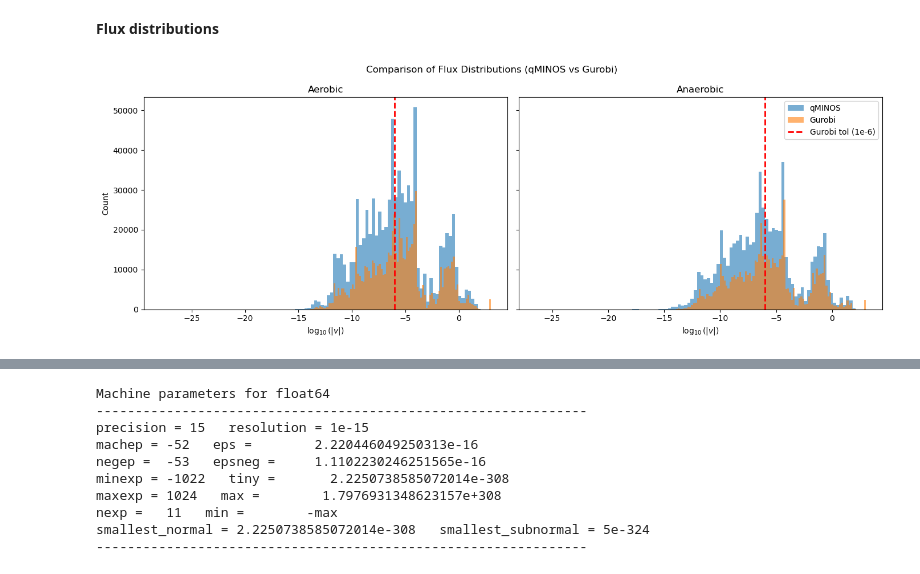
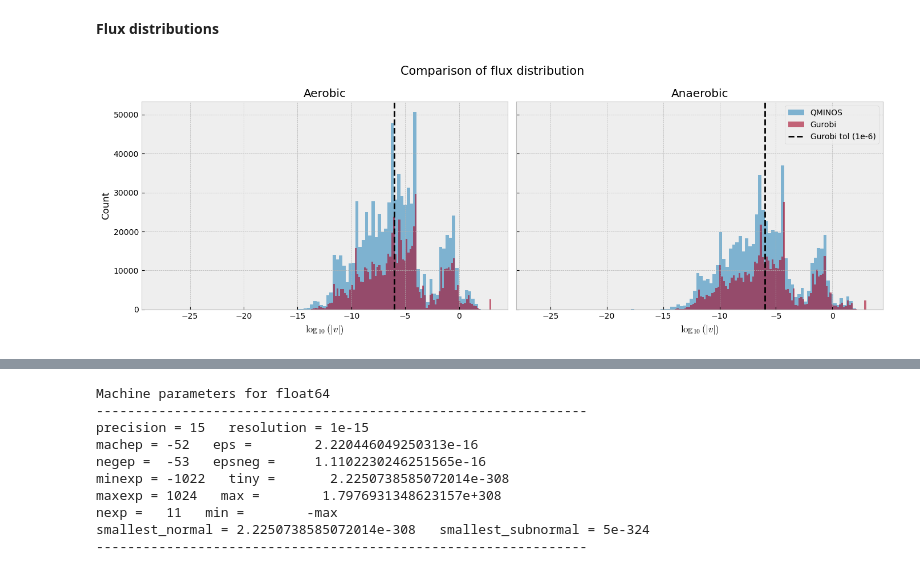
Before and after one commit to celasa/biomass_thesis, a Jupyter notebook: notebooks/01_solver_comparison.ipynb, the cells around one changed output, grey strips where cells are left out. Saved outputs shown, nothing was run; the diff lists cells and outputs as text; code cells hidden in the pictures.

```diff
--- a/notebooks/01_solver_comparison.ipynb
+++ b/notebooks/01_solver_comparison.ipynb
@@ -23,9 +23,11 @@ sys.path.append(str(ROOT))
 # %%
 import numpy as np
 import pandas as pd
-from scripts.solver_selection.compare_solvers import summarize, total_summary, common_columns, plot_fva
+from scripts.solver_selection.compare_solvers import summarize, total_summary, common_columns #-plot_fva
 import matplotlib.pyplot as plt
 import seaborn as sns
+
+plt.style.use("bmh")
 # %%
 q_aerob = pd.read_pickle(DATA / "solver_selection/qminos_aerob.pkl")
 q_anaerob = pd.read_pickle(DATA / "solver_selection/qminos_anaerob.pkl")
@@ -99,36 +101,36 @@ q_plot_a = q_plot_a[q_plot_a > 0]
 # --- Anaerobic ---
 g_raw_an = g_anaerob.select_dtypes(include='number').to_numpy().flatten()
 q_raw_an = q_anaerob.select_dtypes(include='number').to_numpy().flatten()
 
 g_plot_an = np.abs(g_raw_an)
 q_plot_an = np.abs(q_raw_an)
 
 g_plot_an = g_plot_an[g_plot_an > 0]
 q_plot_an = q_plot_an[q_plot_an > 0]
 
 
 fig, axes = plt.subplots(1, 2, figsize=(14, 5), sharey=True)
 
 # Aerobic
-axes[0].hist(np.log10(q_plot_a), bins=100, alpha=0.6, label='qMINOS')
+axes[0].hist(np.log10(q_plot_a), bins=100, alpha=0.6, label='QMINOS')
 axes[0].hist(np.log10(g_plot_a), bins=100, alpha=0.6, label='Gurobi')
-axes[0].axvline(-6, color='red', linestyle='--', linewidth=2)
+axes[0].axvline(-6, color='black', linestyle='--', linewidth=2)
 axes[0].set_title("Aerobic")
 axes[0].set_xlabel(r'$\log_{10}(|v|)$')
 axes[0].set_ylabel('Count')
 
 # Anaerobic
-axes[1].hist(np.log10(q_plot_an), bins=100, alpha=0.6, label='qMINOS')
+axes[1].hist(np.log10(q_plot_an), bins=100, alpha=0.6, label='QMINOS')
 axes[1].hist(np.log10(g_plot_an), bins=100, alpha=0.6, label='Gurobi')
-axes[1].axvline(-6, color='red', linestyle='--', linewidth=2, label='Gurobi tol (1e-6)')
+axes[1].axvline(-6, color='black', linestyle='--', linewidth=2, label='Gurobi tol (1e-6)')
 axes[1].set_title("Anaerobic")
 axes[1].set_xlabel(r'$\log_{10}(|v|)$')
 
 # Shared legend
 axes[1].legend()
 
-fig.suptitle("Comparison of Flux Distributions (qMINOS vs Gurobi)")
+fig.suptitle("Comparison of flux distribution", fontsize=15)
 plt.tight_layout()
 plt.show()
 # %% [output]
-[figure, old version]
+[figure, new version]
```
Also changed, not shown: parts of 9 cells of this notebook, 4 other files.
